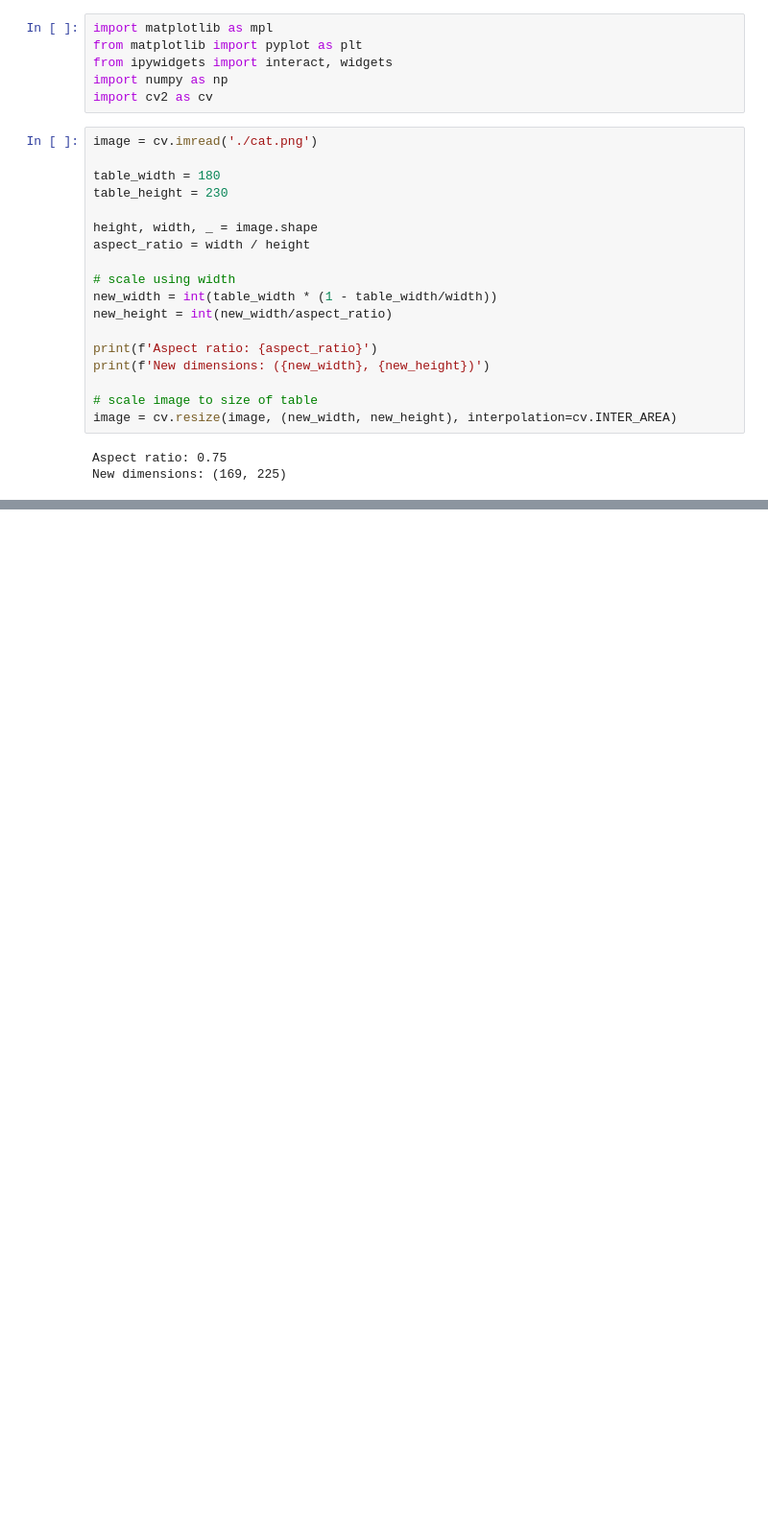
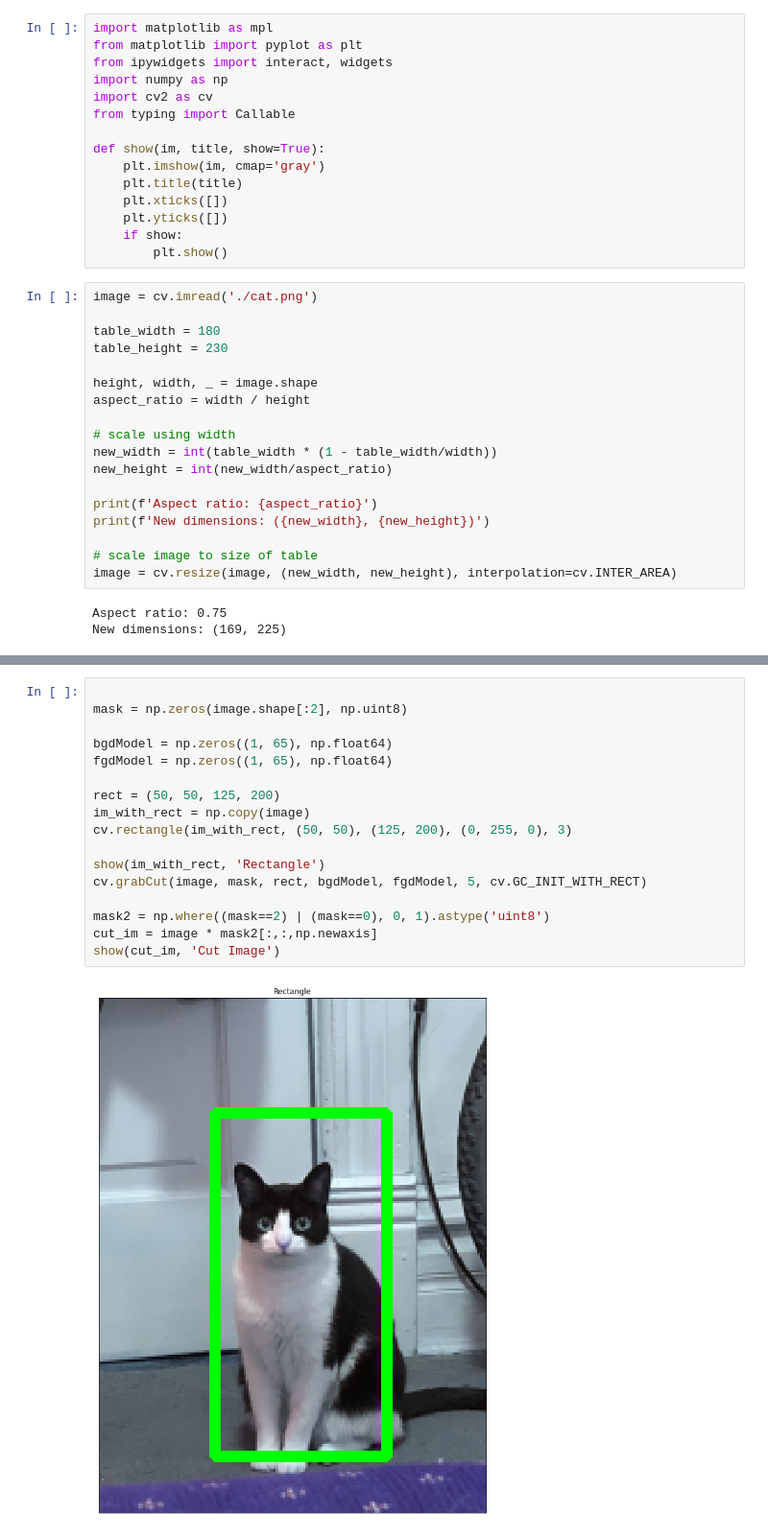
Before and after one commit to Exactol/image_to_gcode, a Jupyter notebook: path_generator.ipynb, the cells around one changed output, grey strips where cells are left out. Shown at 96% size. Saved outputs shown, nothing was run; the diff lists cells and outputs as text; blank space fills up the shorter version.

Commit message:
Started improving gcode generation, added image cutting preprocessing step

```diff
--- a/path_generator.ipynb
+++ b/path_generator.ipynb
@@ -4,6 +4,15 @@ from matplotlib import pyplot as plt
 from ipywidgets import interact, widgets
 import numpy as np
 import cv2 as cv
+from typing import Callable
+
+def show(im, title, show=True):
+	plt.imshow(im, cmap='gray')
+	plt.title(title)
+	plt.xticks([])
+	plt.yticks([])
+	if show:
+		plt.show()
 # %%
 image = cv.imread('./cat.png')
 
@@ -110,0 +108,19 @@ interactive(children=(IntSlider(value=-1, description='cur_depth', max=102, min=
+# %%
+
+mask = np.zeros(image.shape[:2], np.uint8)
+
+bgdModel = np.zeros((1, 65), np.float64)
+fgdModel = np.zeros((1, 65), np.float64)
+
+rect = (50, 50, 125, 200)
+im_with_rect = np.copy(image)
+cv.rectangle(im_with_rect, (50, 50), (125, 200), (0, 255, 0), 3)
+
+show(im_with_rect, 'Rectangle')
+cv.grabCut(image, mask, rect, bgdModel, fgdModel, 5, cv.GC_INIT_WITH_RECT)
+
+mask2 = np.where((mask==2) | (mask==0), 0, 1).astype('uint8')
+cut_im = image * mask2[:,:,np.newaxis]
+show(cut_im, 'Cut Image')
+# %% [output]
+[figure, added]
```
Also changed, not shown: parts of 4 cells of this notebook.
